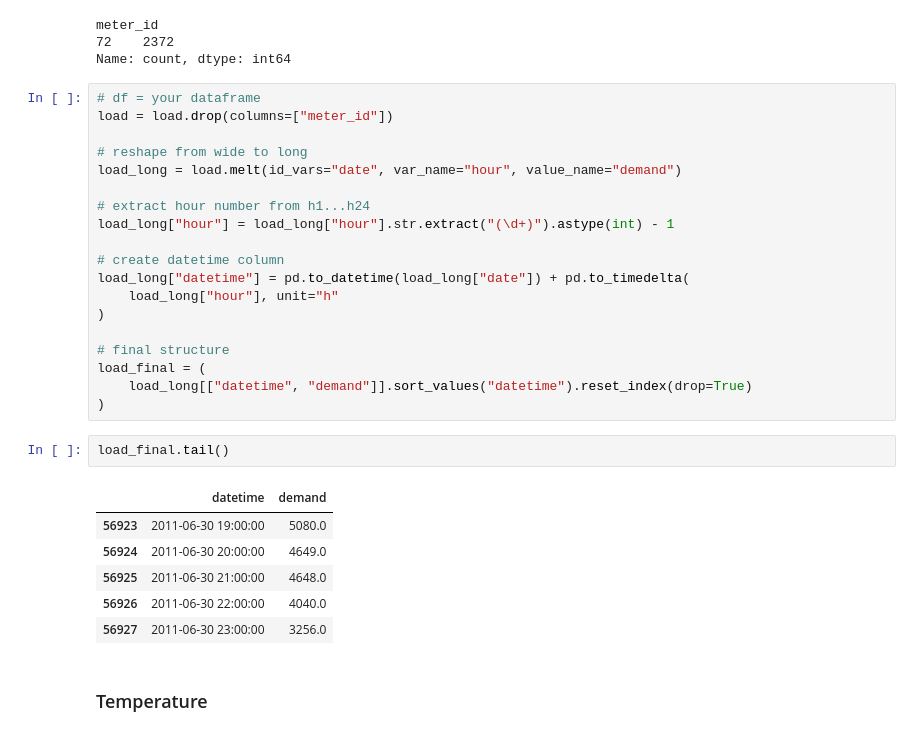
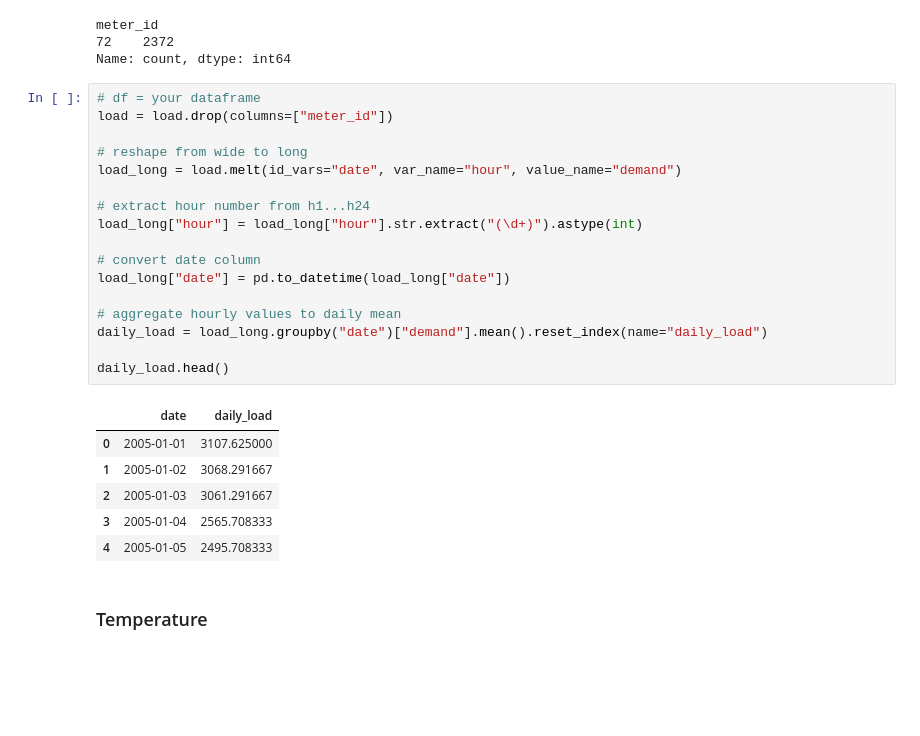
Before and after one commit to Parautilitarian/TSA_Load_Forecasting, a Jupyter notebook: forecast_py.ipynb, the cells around one changed output. Drawn from its saved outputs; the diff is of its cells as text; blank space fills up the shorter version.

```diff
--- a/forecast_py.ipynb
+++ b/forecast_py.ipynb
@@ -24,31 +24,27 @@ Name: count, dtype: int64
 # %%
 # df = your dataframe
 load = load.drop(columns=["meter_id"])
 
 # reshape from wide to long
 load_long = load.melt(id_vars="date", var_name="hour", value_name="demand")
 
 # extract hour number from h1...h24
-load_long["hour"] = load_long["hour"].str.extract("(\d+)").astype(int) - 1
+load_long["hour"] = load_long["hour"].str.extract("(\d+)").astype(int)
 
-# create datetime column
-load_long["datetime"] = pd.to_datetime(load_long["date"]) + pd.to_timedelta(
-    load_long["hour"], unit="h"
-)
+# convert date column
+load_long["date"] = pd.to_datetime(load_long["date"])
 
-# final structure
-load_final = (
-    load_long[["datetime", "demand"]].sort_values("datetime").reset_index(drop=True)
-)
+# aggregate hourly values to daily mean
+daily_load = load_long.groupby("date")["demand"].mean().reset_index(name="daily_load")
+
+daily_load.head()
+# %% [output]
+|  | date | daily_load |
+| 0 | 2005-01-01 | 3107.625000 |
+| 1 | 2005-01-02 | 3068.291667 |
+| 2 | 2005-01-03 | 3061.291667 |
+| 3 | 2005-01-04 | 2565.708333 |
+| 4 | 2005-01-05 | 2495.708333 |
-# %%
-load_final.tail()
-# %% [output]
-|  | datetime | demand |
-| 56923 | 2011-06-30 19:00:00 | 5080.0 |
-| 56924 | 2011-06-30 20:00:00 | 4649.0 |
-| 56925 | 2011-06-30 21:00:00 | 4648.0 |
-| 56926 | 2011-06-30 22:00:00 | 4040.0 |
-| 56927 | 2011-06-30 23:00:00 | 3256.0 |
 # %% [markdown]
 ### Temperature
 # %%
```
Also changed, not shown: parts of 19 cells of this notebook, 5 other files.
